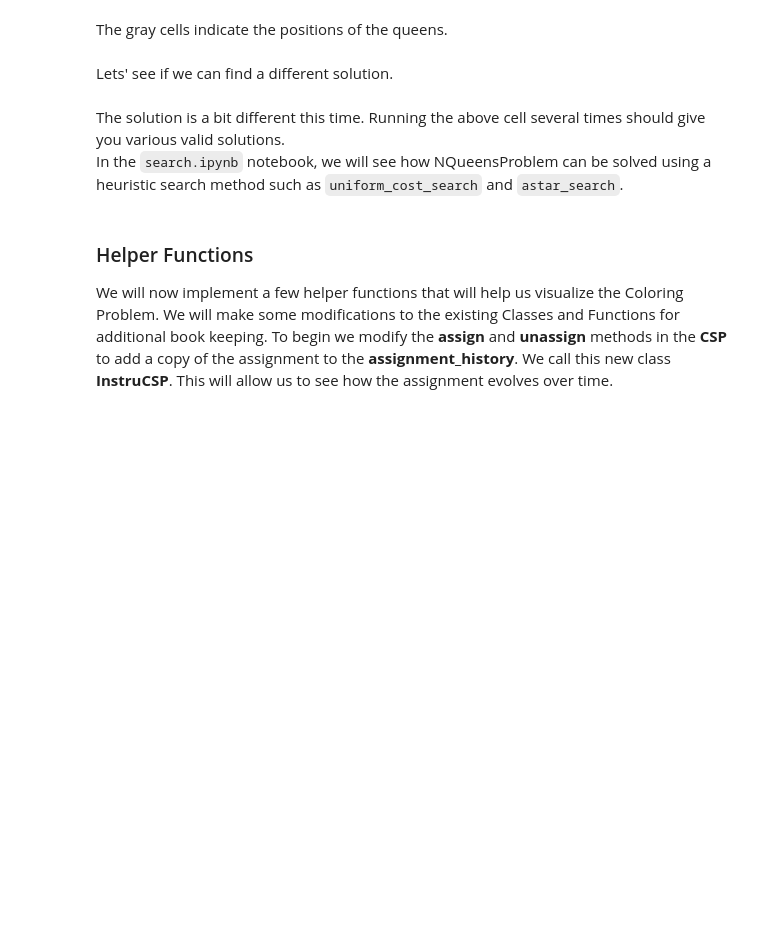
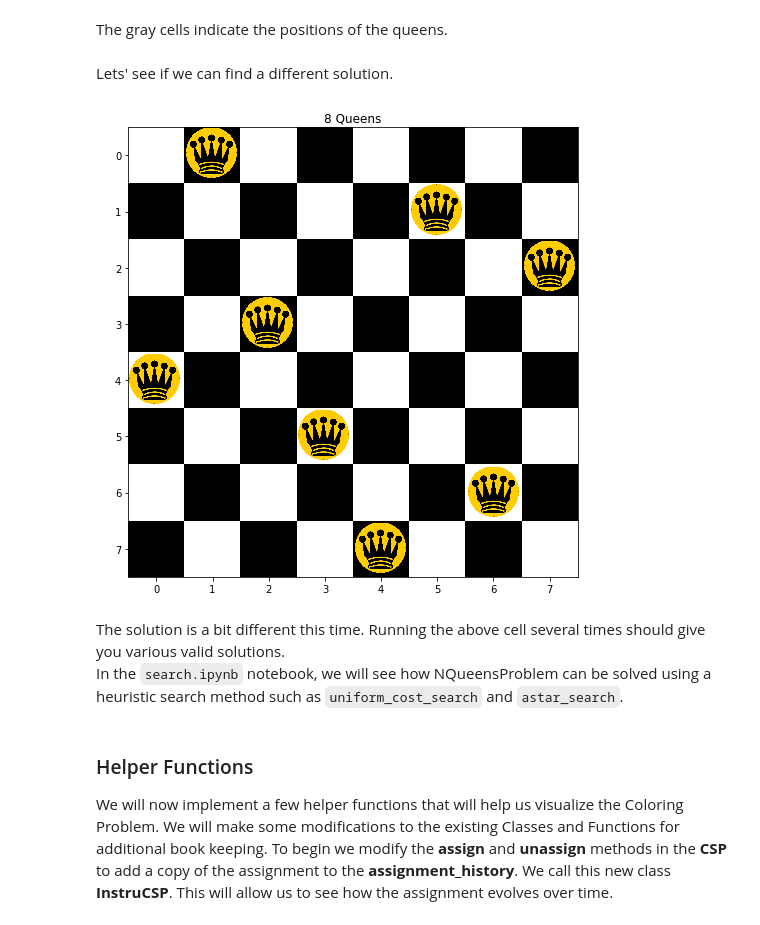
Before and after one commit to aswanipranjal/Data-Science, a Jupyter notebook: Machine Learning/Aima/csp.ipynb, the cells around one changed output. Cells and saved outputs as stored; diff of their text form; code cells hidden in the pictures; blank space fills up the shorter version.

```diff
--- a/Machine Learning/Aima/csp.ipynb
+++ b/Machine Learning/Aima/csp.ipynb
@@ -141,4 +114,6 @@ Lets' see if we can find a different solution.
 # %%
 eight_queens = NQueensCSP(8)
 solution = min_conflicts(eight_queens)
-display_NQueensCSP(solution)
+plot_NQueens(solution)
+# %% [output]
+[figure, added]
```
Also changed, not shown: parts of 4 cells of this notebook.
